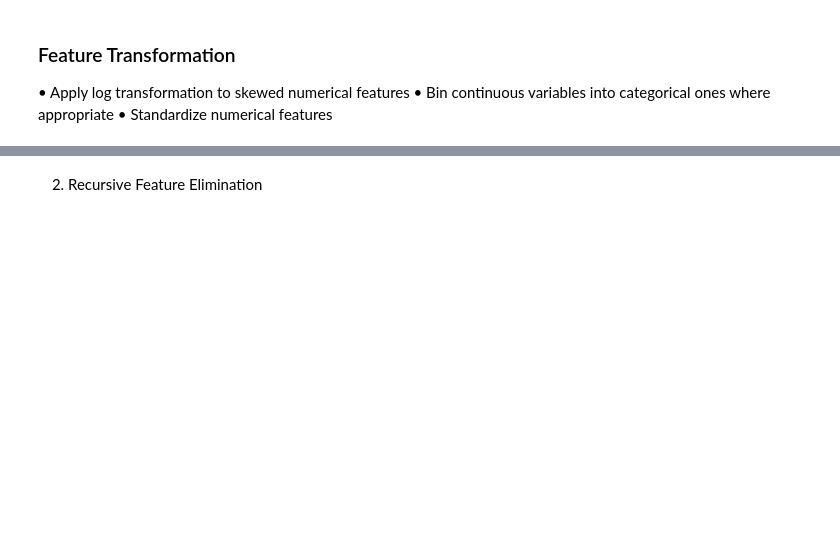
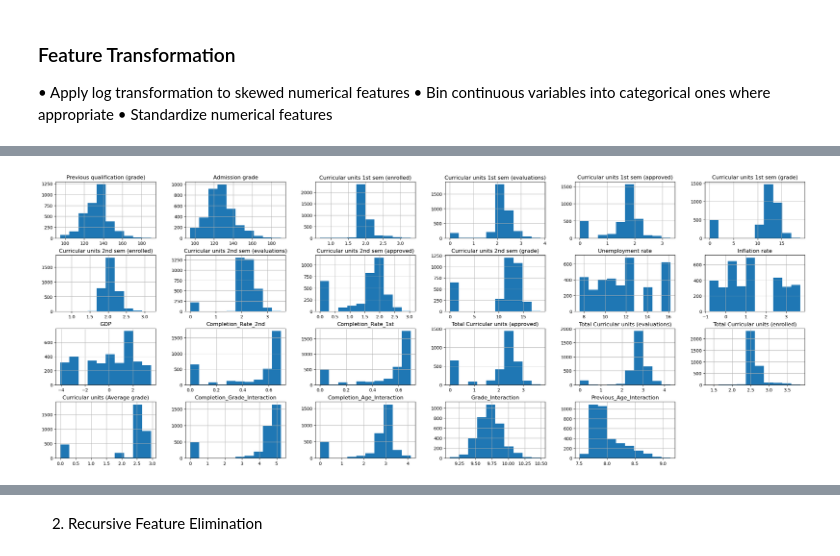
Before and after one commit to ChidiUmeh/3signet-Projects, a Jupyter notebook: week 3 Task/features.ipynb, the cells around one changed output, grey strips where cells are left out. Saved outputs shown, nothing was run; the diff lists cells and outputs as text; code cells hidden in the pictures; blank space fills up the shorter version.

```diff
--- a/week 3 Task/features.ipynb
+++ b/week 3 Task/features.ipynb
@@ -208,9 +154,0 @@ for numeric in num:
-# %%
-
-for n in code_num:
-  school_df[n]=np.log10(school_df[n]+1)
-
-for numeric in num:
-    school_df[numeric].hist()
-    plt.title(f'{numeric} Distribution')
-    plt.show()
@@ -230,3 +155,15 @@ for numeric in num:
-# %%
-school_df['Admission grade'] = pd.cut(school_df['Admission grade'],bins=[0,130,150,170,190], labels=[10,20,30,40])
-school_df['Previous qualification (grade)'] = pd.cut(school_df['Previous qualification (grade)'], bins=[0,130,150,170,190], labels=[10,20,30,40])
+# %%
+skew_data = ['Curricular units 1st sem (enrolled)',
+'Curricular units 1st sem (evaluations)',
+'Curricular units 1st sem (approved)','Curricular units 2nd sem (enrolled)',
+'Curricular units 2nd sem (evaluations)',
+'Curricular units 2nd sem (approved)','Completion_Rate_2nd',
+'Completion_Rate_1st',
+'Total Curricular units (approved)',
+'Total Curricular units (evaluations)',
+'Total Curricular units (enrolled)',
+'Curricular units (Average grade)',
+'Completion_Grade_Interaction',
+'Completion_Age_Interaction',
+'Grade_Interaction',
+'Previous_Age_Interaction']
@@ -232,0 +172,9 @@ school_df['Previous qualification (grade)'] = pd.cut(school_df['Previous qualifi
+# %%
+for var in skew_data:
+    school_df[var] = np.log(school_df[var] + 1)
+# %%
+# Checking the distribution of the numeric variables
+school_df[numeric].hist(figsize=(30,20),layout=(7,6))
+plt.show()
+# %% [output]
+[figure, added]
```
Also changed, not shown: parts of 36 cells of this notebook, 2 other files.
